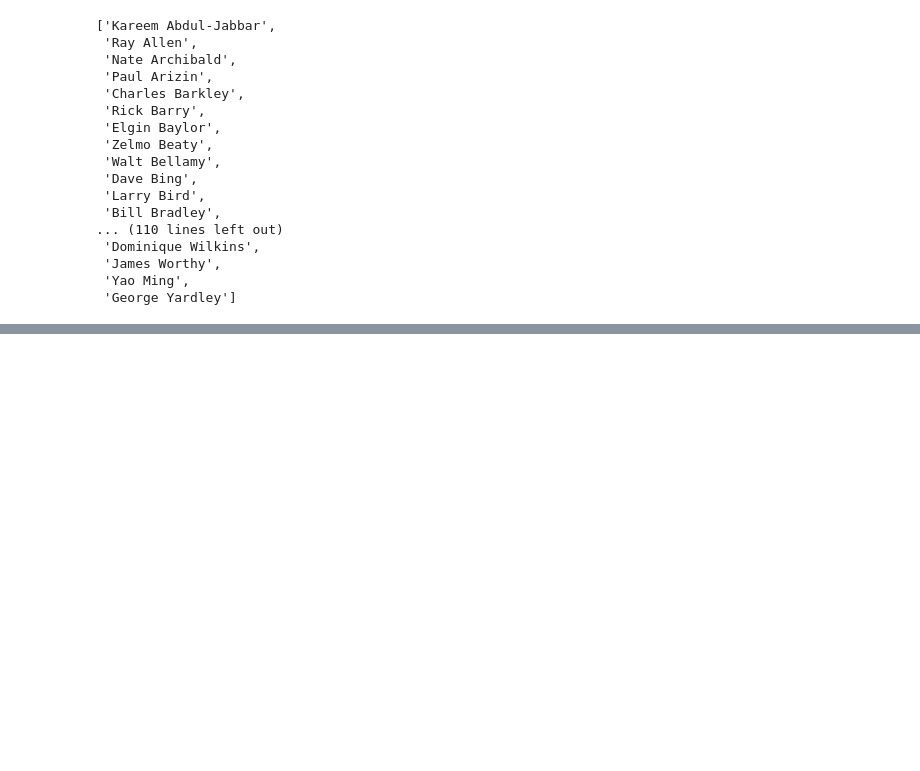
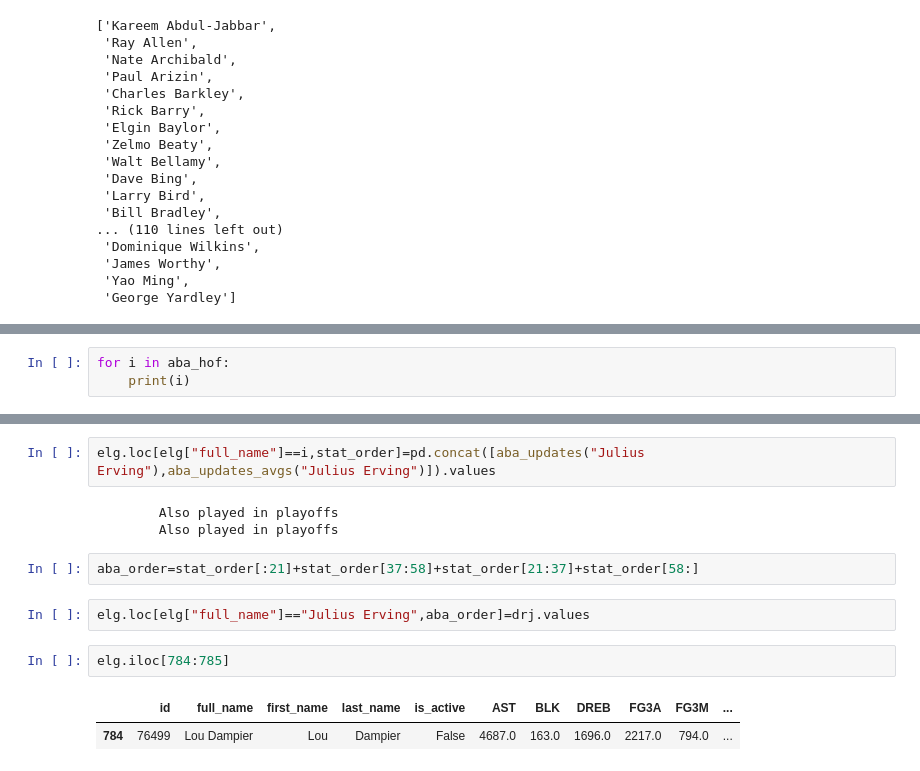
Before and after one commit to bharthun7/nba-hof-predictor, a Jupyter notebook: model-tester.ipynb, the cells around one changed output, grey strips where cells are left out. Drawn from its saved outputs; the diff is of its cells as text; blank space fills up the shorter version.

Commit message:
Make direct modifications to ABA HOFer stats to avoid having to run entire scraper again

```diff
--- a/model-tester.ipynb
+++ b/model-tester.ipynb
@@ -426,0 +462,3 @@ print(len(elg[elg["full_name"].isin(aba_hof)]))
+# %%
+for i in aba_hof:
+    print(i)
@@ -426,0 +483,14 @@ print(len(elg[elg["full_name"].isin(aba_hof)]))
+# %%
+elg.loc[elg["full_name"]==i,stat_order]=pd.concat([aba_updates("Julius Erving"),aba_updates_avgs("Julius Erving")]).values
+# %% [output]
+        Also played in playoffs
+        Also played in playoffs
+# %%
+aba_order=stat_order[:21]+stat_order[37:58]+stat_order[21:37]+stat_order[58:]
+# %%
+elg.loc[elg["full_name"]=="Julius Erving",aba_order]=drj.values
+# %%
+elg.iloc[784:785]
+# %% [output]
+|  | id | full_name | first_name | last_name | is_active | AST | BLK | DREB | FG3A | FG3M | ... |
+| 784 | 76499 | Lou Dampier | Lou | Dampier | False | 4687.0 | 163.0 | 1696.0 | 2217.0 | 794.0 | ... |
```
Also changed, not shown: parts of 6 cells of this notebook, 1 other file.
